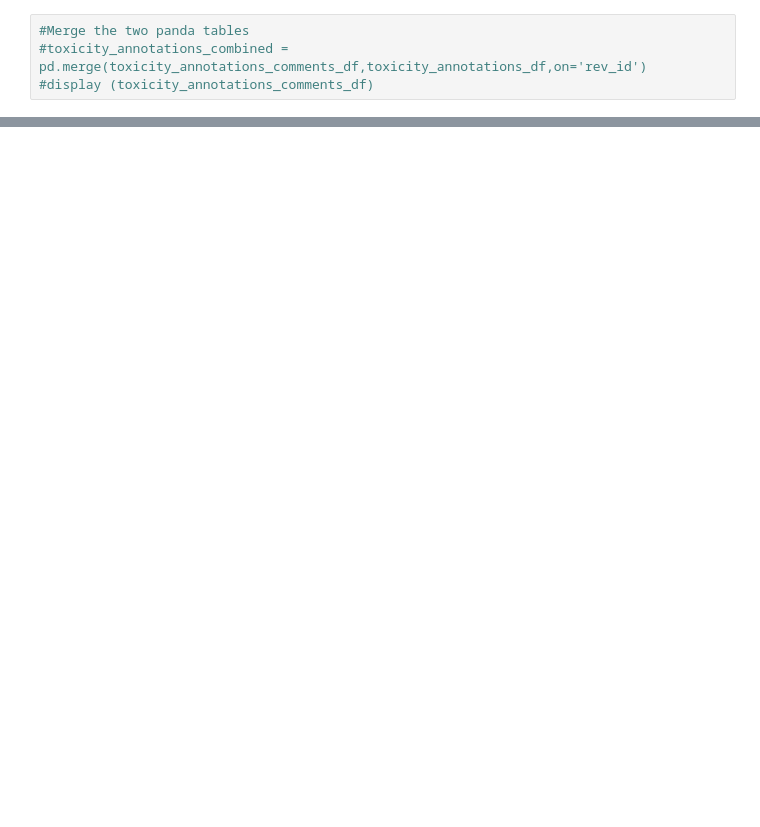
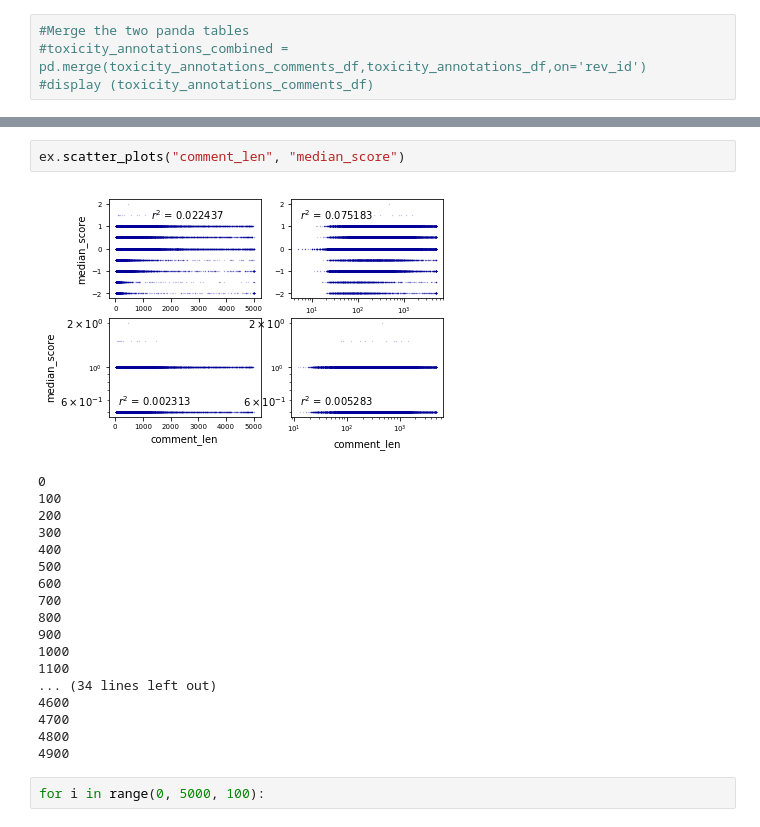
Before and after one commit to skarthikk123/PDSNLP, a Jupyter notebook: NLP data.ipynb, the cells around one changed output, grey strips where cells are left out. Drawn from its saved outputs; the diff is of its cells as text; blank space fills up the shorter version.

```diff
--- a/NLP data.ipynb
+++ b/NLP data.ipynb
@@ -78,0 +157,23 @@ comment length hist is {'-2.0': 459.8229813664596, '-1.0': 285.45882073980397, '
+# %%
+ex.scatter_plots("comment_len", "median_score")
+# %% [output]
+[figure, added]
+0
+100
+200
+300
+400
+500
+600
+700
+800
+900
+1000
+1100
+... (34 lines left out)
+4600
+4700
+4800
+4900
+# %%
+for i in range(0, 5000, 100):
```
Also changed, not shown: parts of 9 cells of this notebook.
